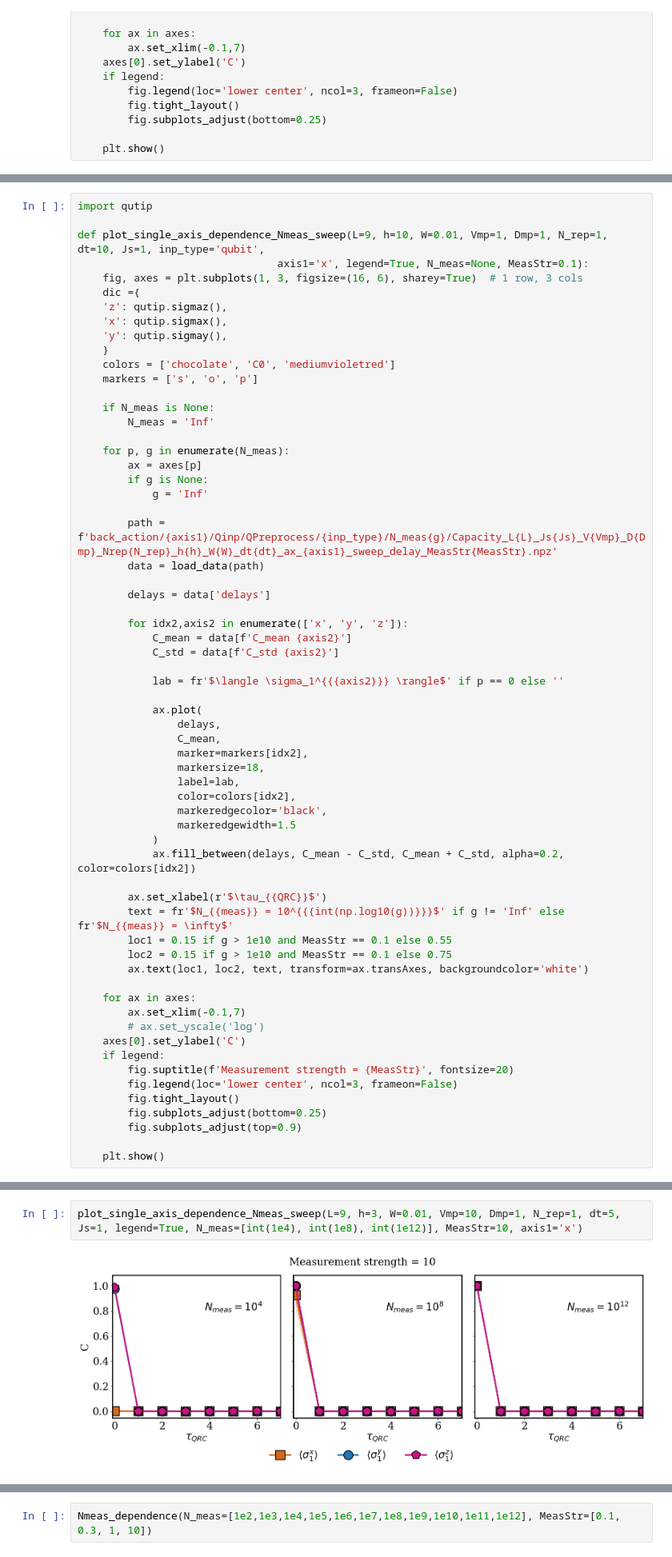
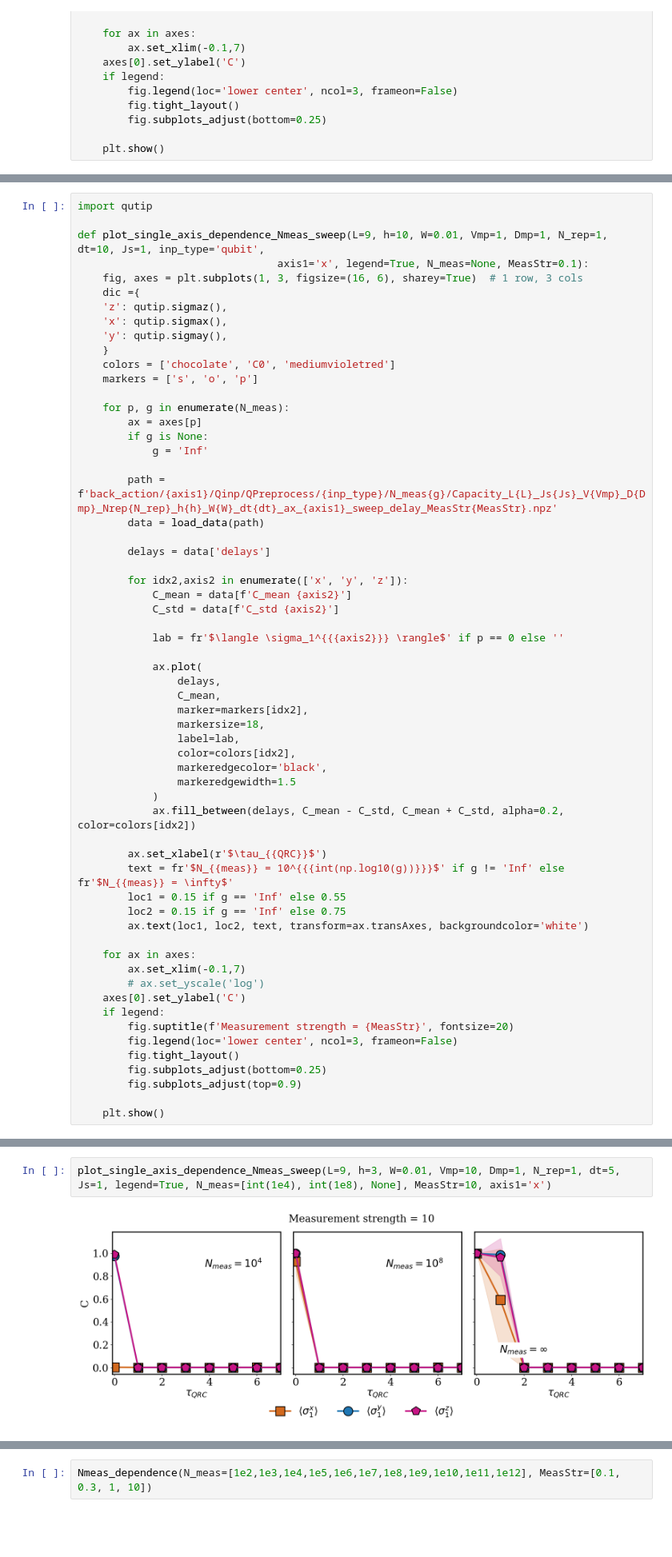
Before and after one commit to Mate1Coll/Neural-Network-in-Deep-Quantum-Classical-Architectures, a Jupyter notebook: test.ipynb, the cells around one changed output, grey strips where cells are left out. Shown at 80% size. Cells and saved outputs as stored; diff of their text form; blank space fills up the shorter version.

```diff
--- a/test.ipynb
+++ b/test.ipynb
@@ -100,9 +100,6 @@ def plot_single_axis_dependence_Nmeas_sweep(L=9, h=10, W=0.01, Vmp=1, Dmp=1, N_r
 	}
 	colors = ['chocolate', 'C0', 'mediumvioletred']
 	markers = ['s', 'o', 'p']
-
-	if N_meas is None:
-		N_meas = 'Inf'
 
 	for p, g in enumerate(N_meas):
 		ax = axes[p]
@@ -134,8 +131,8 @@ def plot_single_axis_dependence_Nmeas_sweep(L=9, h=10, W=0.01, Vmp=1, Dmp=1, N_r
 
 		ax.set_xlabel(r'$\tau_{{QRC}}$')
 		text = fr'$N_{{meas}} = 10^{{{int(np.log10(g))}}}$' if g != 'Inf' else fr'$N_{{meas}} = \infty$'
-		loc1 = 0.15 if g > 1e10 and MeasStr == 0.1 else 0.55
-		loc2 = 0.15 if g > 1e10 and MeasStr == 0.1 else 0.75
+		loc1 = 0.15 if g == 'Inf' else 0.55
+		loc2 = 0.15 if g == 'Inf' else 0.75
 		ax.text(loc1, loc2, text, transform=ax.transAxes, backgroundcolor='white')
 
 	for ax in axes:
@@ -161,7 +158,7 @@ plot_single_axis_dependence_Nmeas_sweep(L=9, h=3, W=0.01, Vmp=10, Dmp=1, N_rep=1
 # %%
-plot_single_axis_dependence_Nmeas_sweep(L=9, h=3, W=0.01, Vmp=10, Dmp=1, N_rep=1, dt=5, Js=1, legend=True, N_meas=[int(1e4), int(1e8), int(1e12)], MeasStr=10, axis1='x')
+plot_single_axis_dependence_Nmeas_sweep(L=9, h=3, W=0.01, Vmp=10, Dmp=1, N_rep=1, dt=5, Js=1, legend=True, N_meas=[int(1e4), int(1e8), None], MeasStr=10, axis1='x')
 # %% [output]
-[figure, old version]
+[figure, new version]
 # %%
 def Nmeas_dependence(L=9, h=3, W=0.01, Vmp=10, Dmp=1, N_rep=1, dt=5, Js=1, inp_type='qubit',
 								axis1='x', legend=True, N_meas=None, MeasStr=[]):
```
Also changed, not shown: parts of 8 cells of this notebook, 5 other files.
